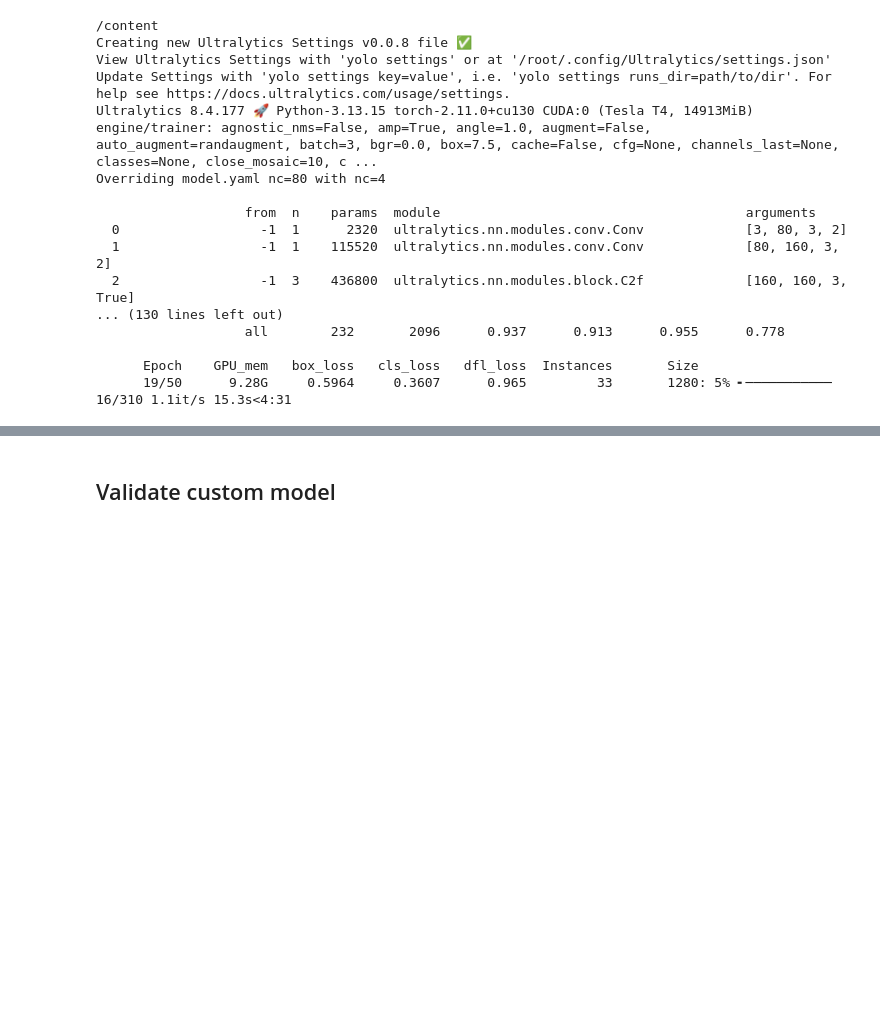
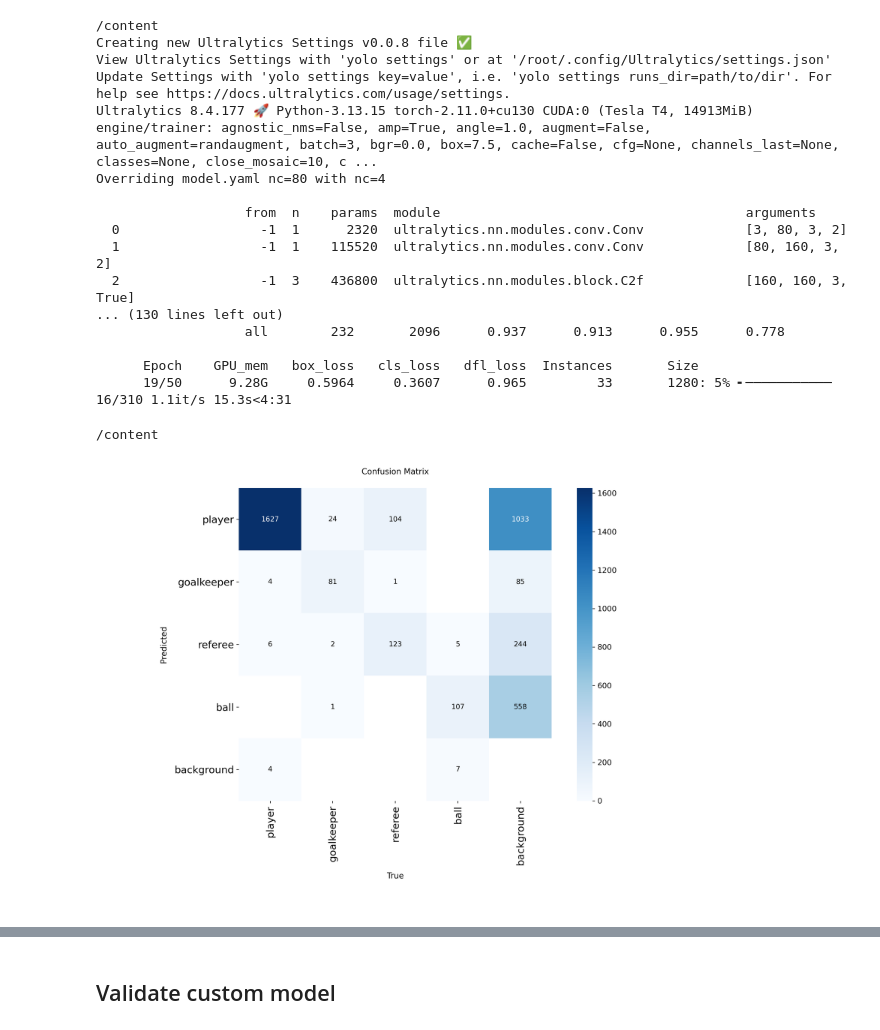
Before and after one commit to amary-ann/colab_notebooks, a Jupyter notebook: examples/soccer/notebooks/train_player_detector.ipynb, the cells around one changed output, grey strips where cells are left out. Saved outputs shown, nothing was run; the diff lists cells and outputs as text; code cells hidden in the pictures; blank space fills up the shorter version.

```diff
--- a/examples/soccer/notebooks/train_player_detector.ipynb
+++ b/examples/soccer/notebooks/train_player_detector.ipynb
@@ -137,6 +207,9 @@ Overriding model.yaml nc=80 with nc=4
 !ls {HOME}/runs/detect/train/
 # %%
 %cd {HOME}
-Image(filename=f'{HOME}/runs/detect/train/confusion_matrix.png', width=600)
+Image(filename=f'{HOME}/drive/MyDrive/football_runs/v1/confusion_matrix.png', width=600)
+# %% [output]
+/content
+[figure, added]
 # %%
 %cd {HOME}
```
Also changed, not shown: parts of 7 cells of this notebook.
